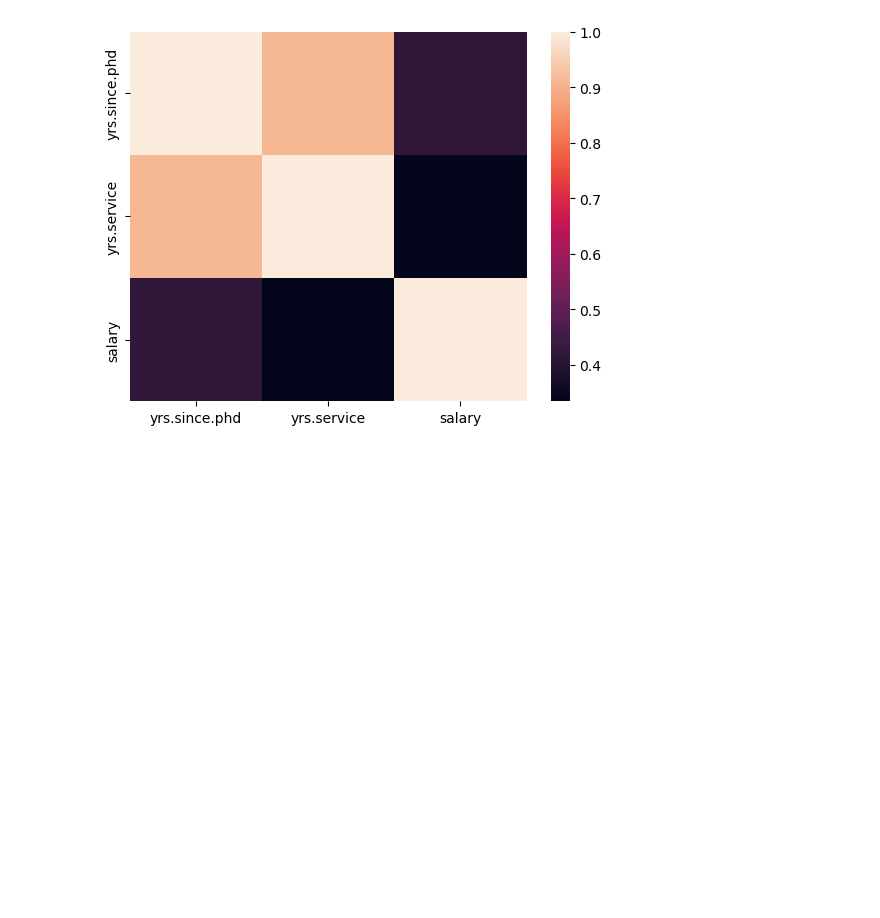
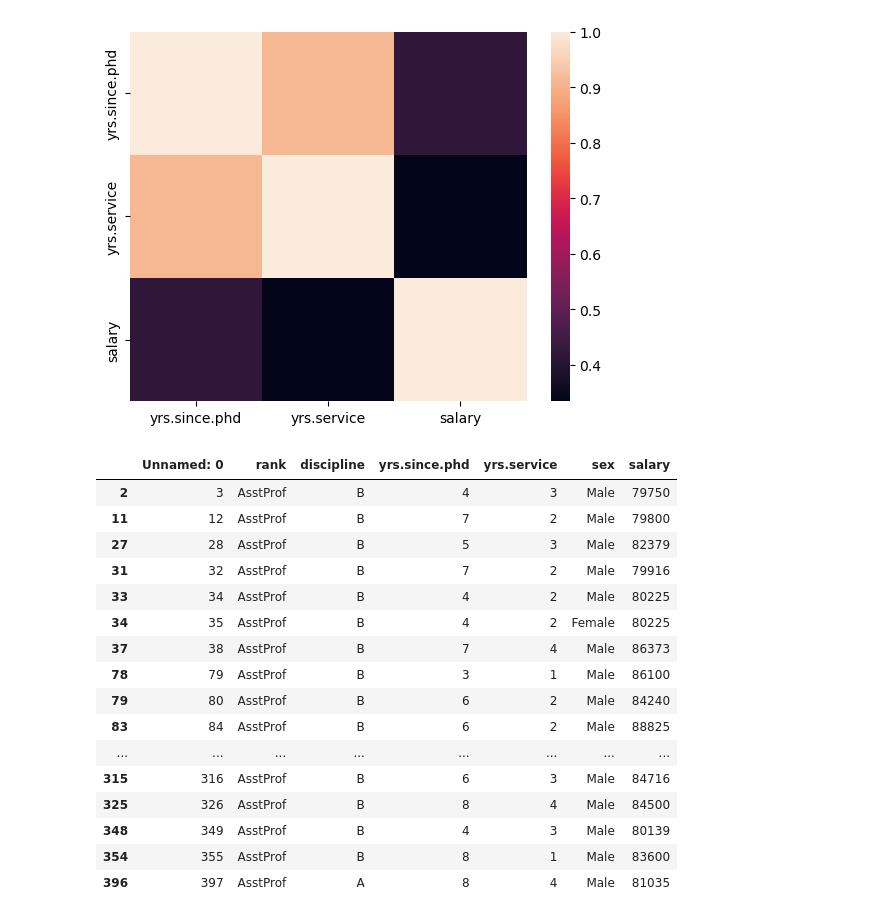
Before and after one commit to Rahul-262001/machine_learning, a Jupyter notebook: Machine_learning_unit_1.ipynb, the cells around one changed output. Drawn from its saved outputs; the diff is of its cells as text; code cells hidden in the pictures; blank space fills up the shorter version.

```diff
--- a/Machine_learning_unit_1.ipynb
+++ b/Machine_learning_unit_1.ipynb
@@ -827,3 +825,24 @@ sns.heatmap(df.corr())
 # %% [output]
 <Axes: >
 [figure]
+# %%
+
+df[(df['rank']=='AsstProf') & (df['salary']>=79750)]
+# %% [output]
+|  | Unnamed: 0 | rank | discipline | yrs.since.phd | yrs.service | sex | salary |
+| 2 | 3 | AsstProf | B | 4 | 3 | Male | 79750 |
+| 11 | 12 | AsstProf | B | 7 | 2 | Male | 79800 |
+| 27 | 28 | AsstProf | B | 5 | 3 | Male | 82379 |
+| 31 | 32 | AsstProf | B | 7 | 2 | Male | 79916 |
+| 33 | 34 | AsstProf | B | 4 | 2 | Male | 80225 |
+| 34 | 35 | AsstProf | B | 4 | 2 | Female | 80225 |
+| 37 | 38 | AsstProf | B | 7 | 4 | Male | 86373 |
+| 78 | 79 | AsstProf | B | 3 | 1 | Male | 86100 |
+| 79 | 80 | AsstProf | B | 6 | 2 | Male | 84240 |
+| 83 | 84 | AsstProf | B | 6 | 2 | Male | 88825 |
+| ... | ... | ... | ... | ... | ... | ... | ... |
+| 315 | 316 | AsstProf | B | 6 | 3 | Male | 84716 |
+| 325 | 326 | AsstProf | B | 8 | 4 | Male | 84500 |
+| 348 | 349 | AsstProf | B | 4 | 3 | Male | 80139 |
+| 354 | 355 | AsstProf | B | 8 | 1 | Male | 83600 |
+| 396 | 397 | AsstProf | A | 8 | 4 | Male | 81035 |
```
Also changed, not shown: parts of 6 cells of this notebook, 2 other files.
